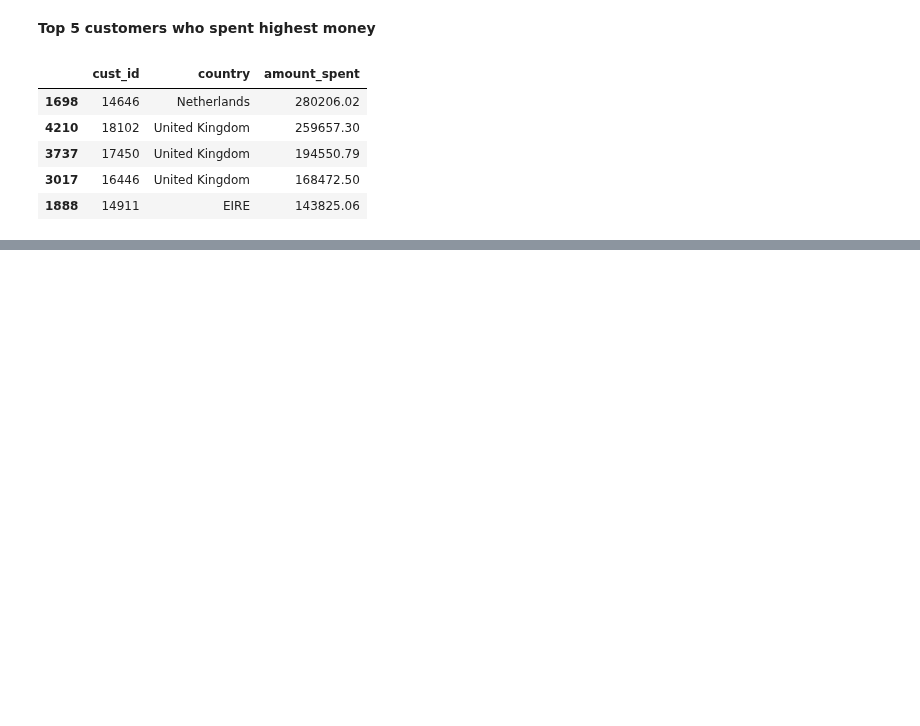
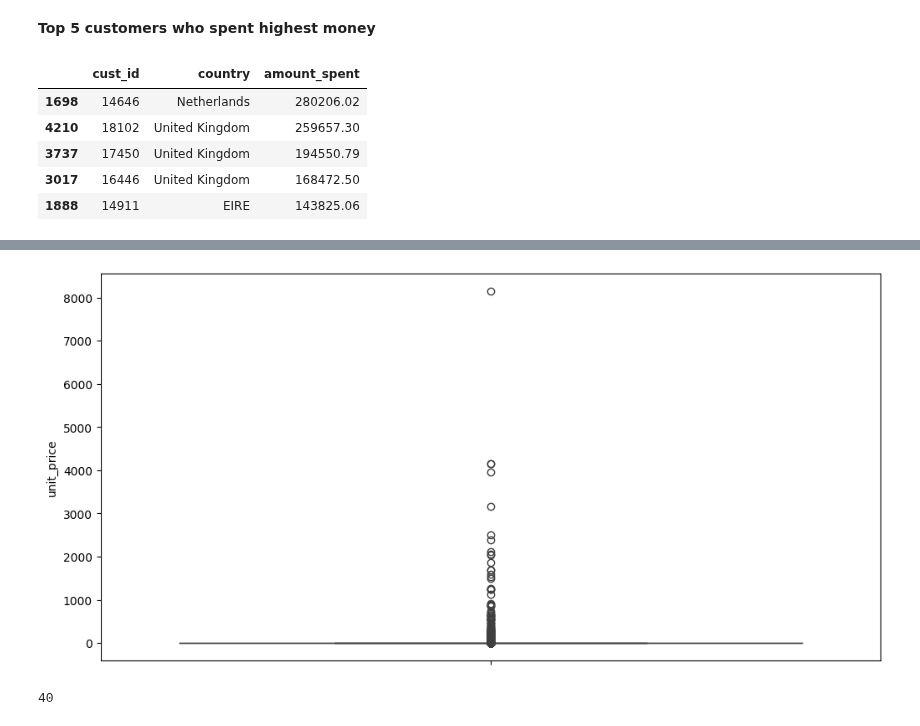
Before and after one commit to ApoorvaReddy17/practice, a Jupyter notebook: Data_Analysis_EDA_.ipynb, the cells around one changed output, grey strips where cells are left out. Cells and saved outputs as stored; diff of their text form; code cells hidden in the pictures; blank space fills up the shorter version.

```diff
--- a/Data_Analysis_EDA_.ipynb
+++ b/Data_Analysis_EDA_.ipynb
@@ -742,0 +889,15 @@ money_spent.sort_values(by='amount_spent',ascending=False).head()
+# %%
+# check the distribution of unit price
+plt.subplots(figsize = (12,6))
+sns.boxplot(df_new.unit_price)
+plt.show()
+# %% [output]
+[figure, added]
+# %%
+# from above details we can conclude that min value for product is zero
+# that is there are some free products
+
+df_free = df_new[df_new.unit_price == 0] # filter only free products (cost = 0)
+len(df_free)
+# %% [output]
+40
```
Also changed, not shown: parts of 29 cells of this notebook.
